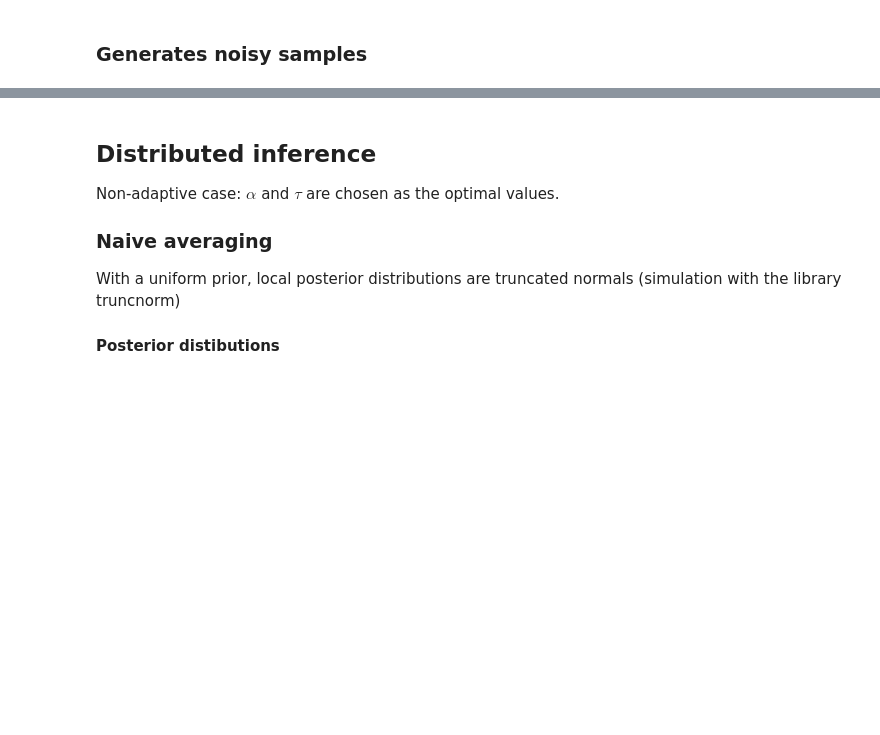
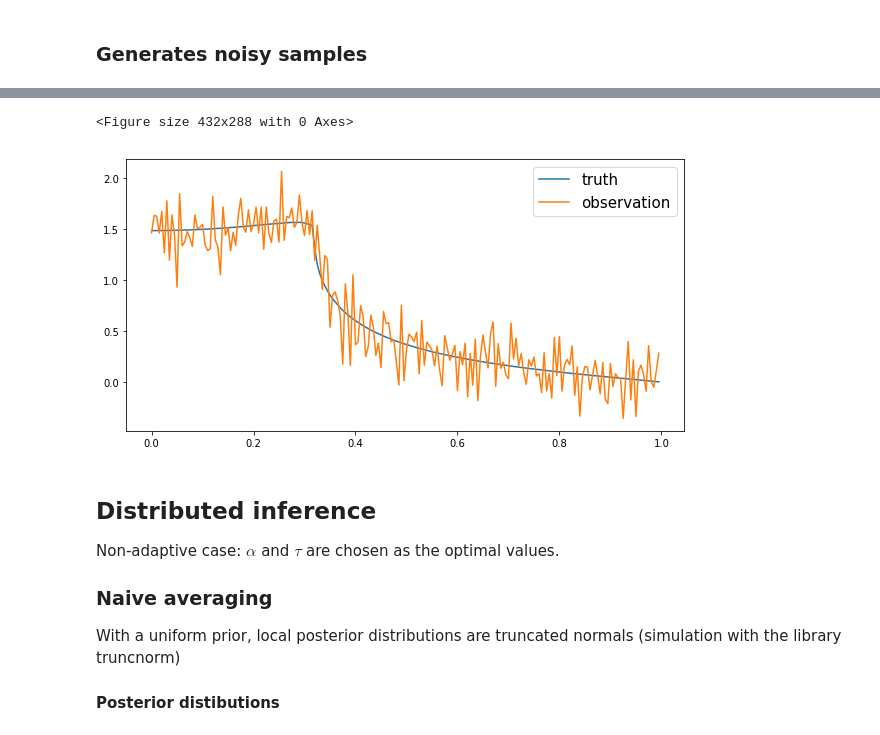
Before and after one commit to JTT94/distributed_posteriors, a Jupyter notebook: notebooks/uniform.ipynb, the cells around one changed output, grey strips where cells are left out. Saved outputs shown, nothing was run; the diff lists cells and outputs as text; code cells hidden in the pictures; blank space fills up the shorter version.

```diff
--- a/notebooks/uniform.ipynb
+++ b/notebooks/uniform.ipynb
@@ -98,3 +98,16 @@ Text(0,0.5,'Fourier coefficients')
+# %%
+plt.figure()
+fig, ax = plt.subplots(1,1, figsize=(10/1,5/1))
+Y = [np.sum(theta_3 * np.cos(np.pi * (np.arange(1.0,N+1.0,1.0) - 0.5) * x)) for x in X]
+Y_n = [np.sum(np.mean(data_3,axis=0) * np.cos(np.pi * (np.arange(1.0,N+1.0,1.0) - 0.5) * x)) for x in X]
+ax.plot(X,Y, label="truth")
+ax.plot(X,Y_n,label="observation")
+ax.legend(fontsize = 15)
+
+fig.savefig("signal.pdf")
+# %% [output]
+<Figure size 432x288 with 0 Axes>
+[figure, added]
 # %% [markdown]
 ## Distributed inference
 
```
Also changed, not shown: parts of 13 cells of this notebook, 1 other file.
